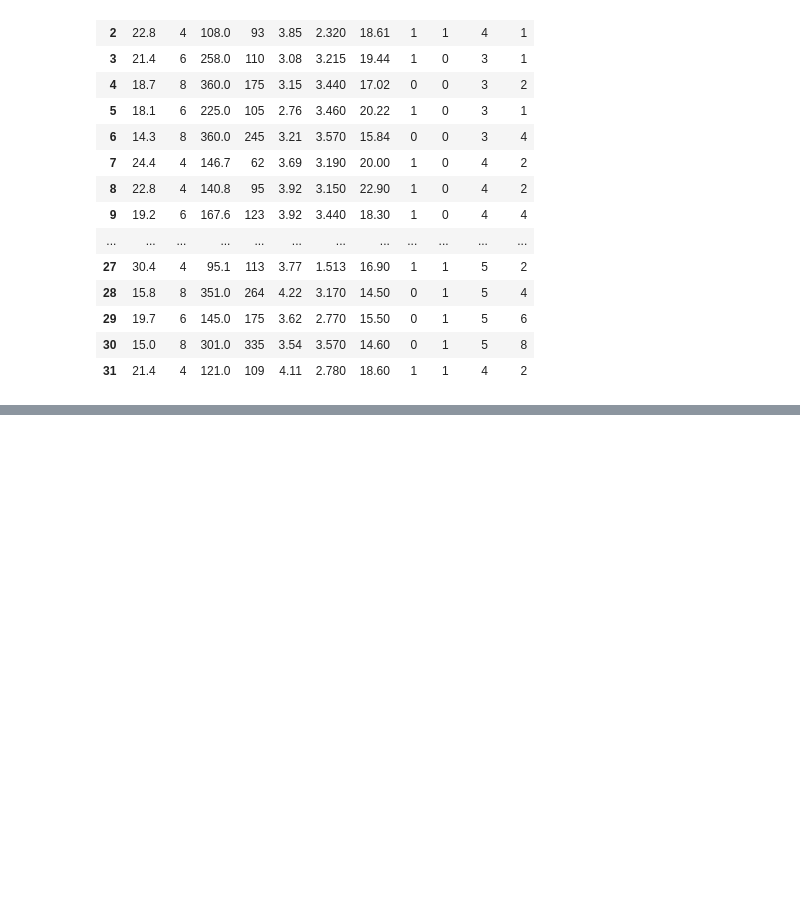
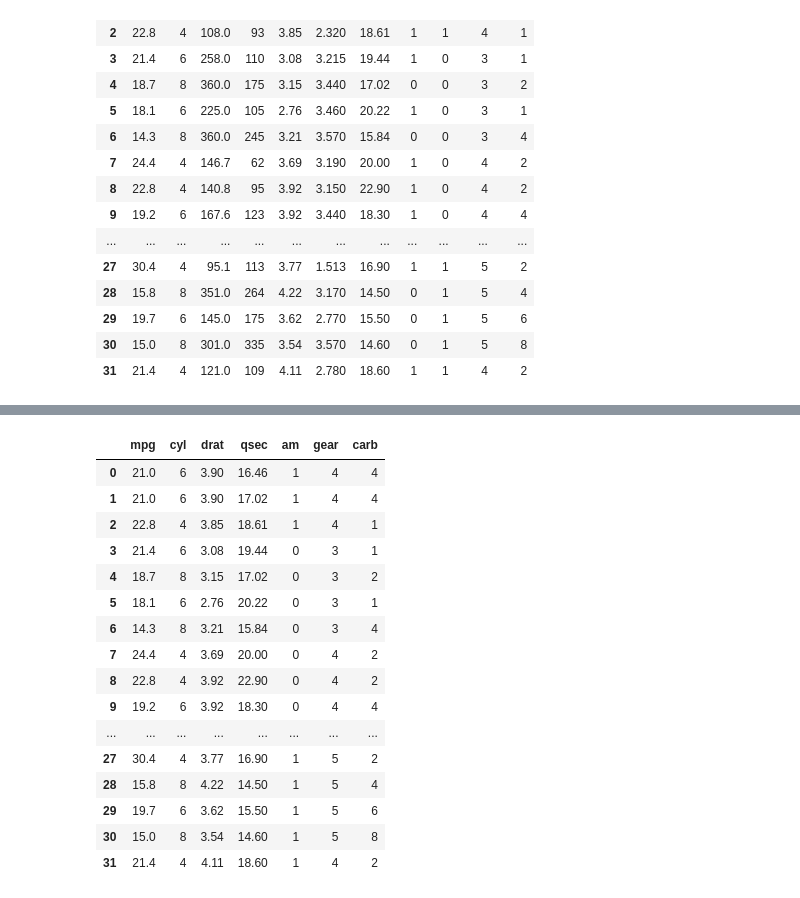
Before and after one commit to mohitandraj/data-visualization, a Jupyter notebook: Correlation Techniques.ipynb, the cells around one changed output, grey strips where cells are left out. Drawn from its saved outputs; the diff is of its cells as text; code cells hidden in the pictures; blank space fills up the shorter version.

```diff
--- a/Correlation Techniques.ipynb
+++ b/Correlation Techniques.ipynb
@@ -72,0 +99,31 @@ corr
+# %%
+correlation_matrix=x.corr()
+correlated_featurs=set()
+# %%
+%precision 2
+for i in range(len(correlation_matrix)):
+    for j in range(i):
+        if  abs(correlation_matrix.iloc[i,j])>0.8:
+            correlated_featurs.add(correlation_matrix.columns[i])
+# %%
+df.drop(correlated_featurs, axis=1, inplace=True)
+# %%
+df
+# %% [output]
+|  | mpg | cyl | drat | qsec | am | gear | carb |
+| 0 | 21.0 | 6 | 3.90 | 16.46 | 1 | 4 | 4 |
+| 1 | 21.0 | 6 | 3.90 | 17.02 | 1 | 4 | 4 |
+| 2 | 22.8 | 4 | 3.85 | 18.61 | 1 | 4 | 1 |
+| 3 | 21.4 | 6 | 3.08 | 19.44 | 0 | 3 | 1 |
+| 4 | 18.7 | 8 | 3.15 | 17.02 | 0 | 3 | 2 |
+| 5 | 18.1 | 6 | 2.76 | 20.22 | 0 | 3 | 1 |
+| 6 | 14.3 | 8 | 3.21 | 15.84 | 0 | 3 | 4 |
+| 7 | 24.4 | 4 | 3.69 | 20.00 | 0 | 4 | 2 |
+| 8 | 22.8 | 4 | 3.92 | 22.90 | 0 | 4 | 2 |
+| 9 | 19.2 | 6 | 3.92 | 18.30 | 0 | 4 | 4 |
+| ... | ... | ... | ... | ... | ... | ... | ... |
+| 27 | 30.4 | 4 | 3.77 | 16.90 | 1 | 5 | 2 |
+| 28 | 15.8 | 8 | 4.22 | 14.50 | 1 | 5 | 4 |
+| 29 | 19.7 | 6 | 3.62 | 15.50 | 1 | 5 | 6 |
+| 30 | 15.0 | 8 | 3.54 | 14.60 | 1 | 5 | 8 |
+| 31 | 21.4 | 4 | 4.11 | 18.60 | 1 | 4 | 2 |
```
Also changed, not shown: parts of 37 cells of this notebook, 2 other files.
